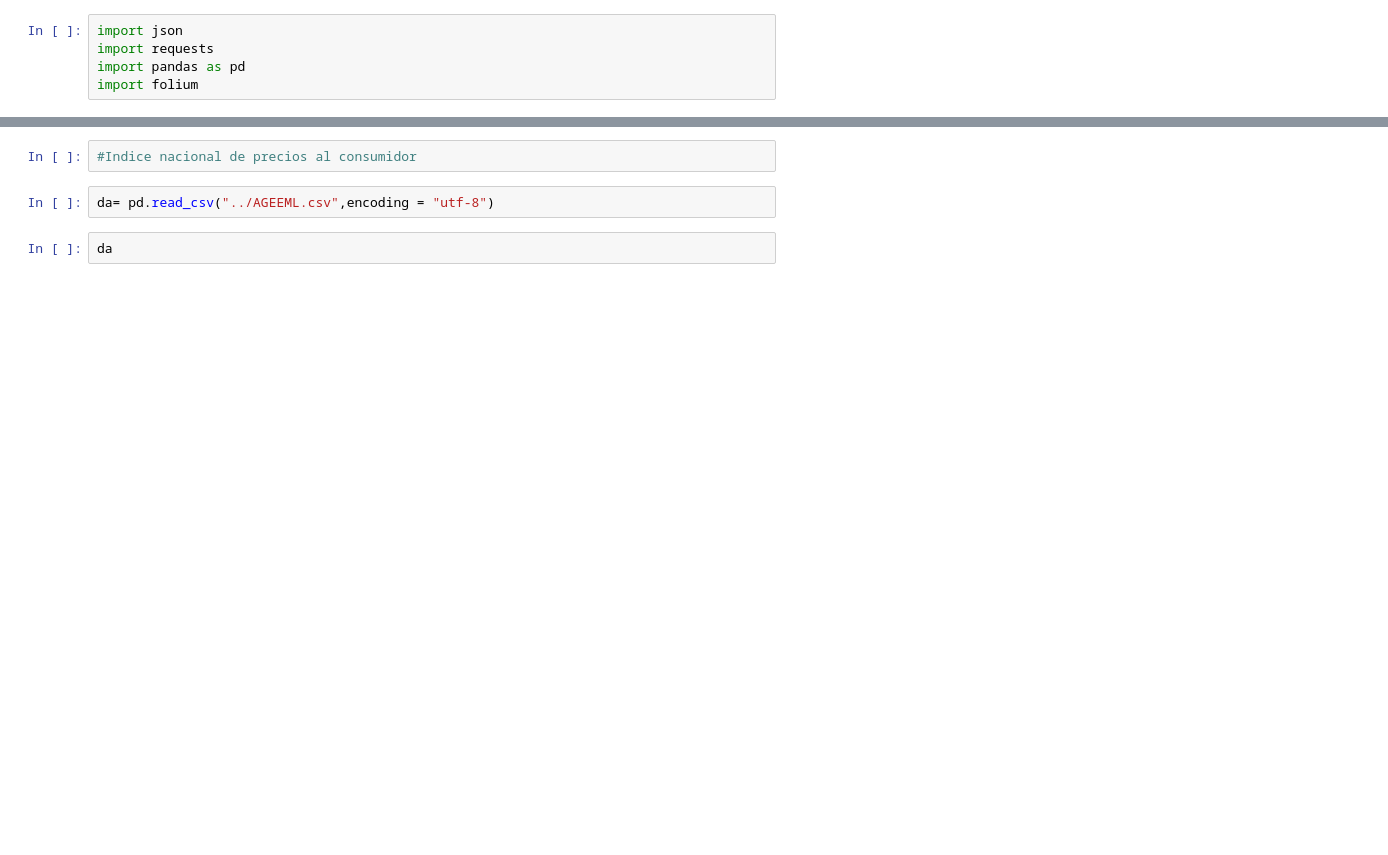
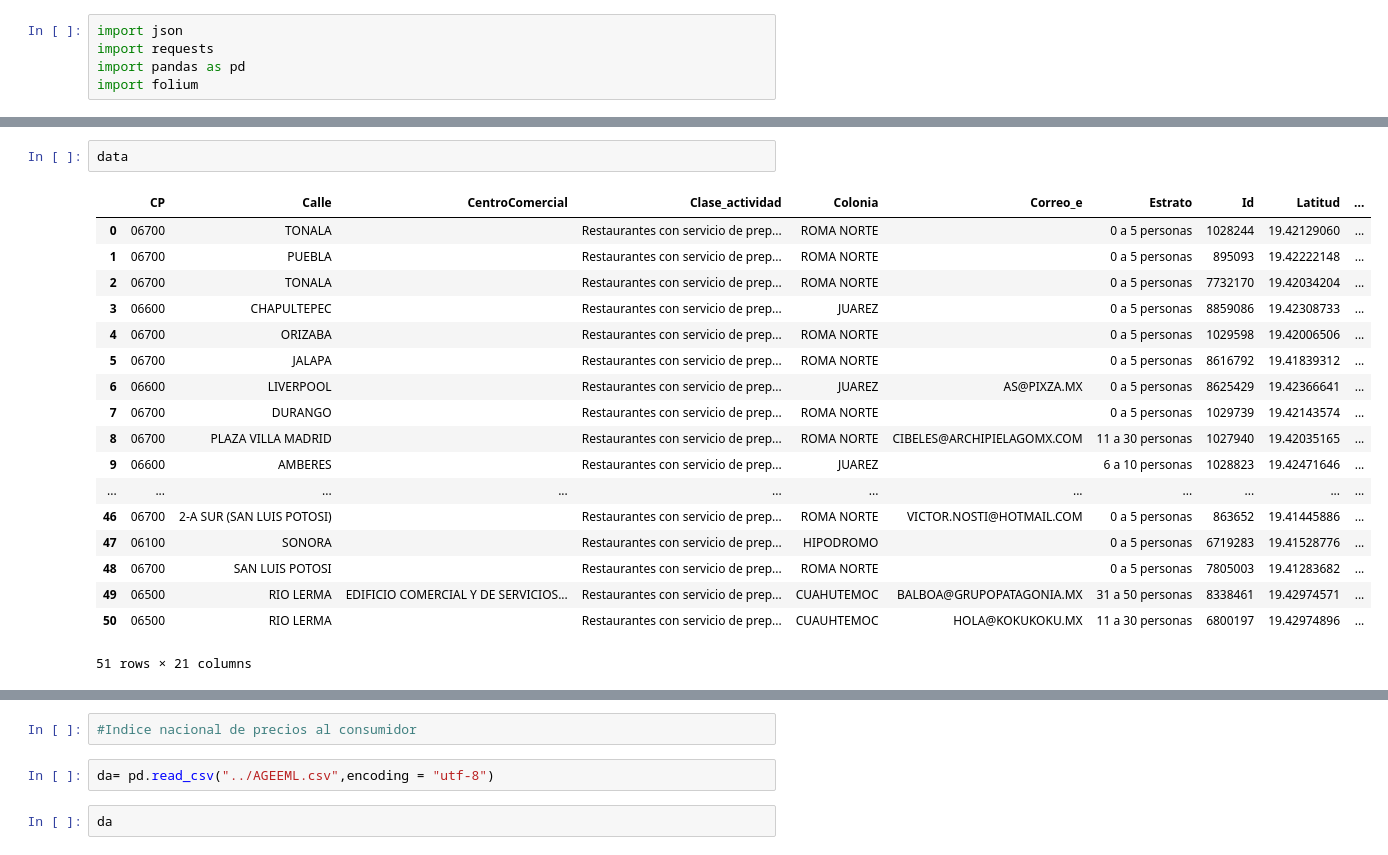
Before and after one commit to rogerzadi/Instant_Business_Analysis, a Jupyter notebook: Modelo supervivencia.ipynb, the cells around one changed output, grey strips where cells are left out. Saved outputs shown, nothing was run; the diff lists cells and outputs as text; blank space fills up the shorter version.

```diff
--- a/Modelo supervivencia.ipynb
+++ b/Modelo supervivencia.ipynb
@@ -29,2 +25,23 @@ len(data)
+# %%
+data
+# %% [output]
+|  | CP | Calle | CentroComercial | Clase_actividad | Colonia | Correo_e | Estrato | Id | Latitud | ... |
+| 0 | 06700 | TONALA |  | Restaurantes con servicio de prep... | ROMA NORTE |  | 0 a 5 personas | 1028244 | 19.42129060 | ... |
+| 1 | 06700 | PUEBLA |  | Restaurantes con servicio de prep... | ROMA NORTE |  | 0 a 5 personas | 895093 | 19.42222148 | ... |
+| 2 | 06700 | TONALA |  | Restaurantes con servicio de prep... | ROMA NORTE |  | 0 a 5 personas | 7732170 | 19.42034204 | ... |
+| 3 | 06600 | CHAPULTEPEC |  | Restaurantes con servicio de prep... | JUAREZ |  | 0 a 5 personas | 8859086 | 19.42308733 | ... |
+| 4 | 06700 | ORIZABA |  | Restaurantes con servicio de prep... | ROMA NORTE |  | 0 a 5 personas | 1029598 | 19.42006506 | ... |
+| 5 | 06700 | JALAPA |  | Restaurantes con servicio de prep... | ROMA NORTE |  | 0 a 5 personas | 8616792 | 19.41839312 | ... |
+| 6 | 06600 | LIVERPOOL |  | Restaurantes con servicio de prep... | JUAREZ | AS@PIXZA.MX | 0 a 5 personas | 8625429 | 19.42366641 | ... |
+| 7 | 06700 | DURANGO |  | Restaurantes con servicio de prep... | ROMA NORTE |  | 0 a 5 personas | 1029739 | 19.42143574 | ... |
+| 8 | 06700 | PLAZA VILLA MADRID |  | Restaurantes con servicio de prep... | ROMA NORTE | CIBELES@ARCHIPIELAGOMX.COM | 11 a 30 personas | 1027940 | 19.42035165 | ... |
+| 9 | 06600 | AMBERES |  | Restaurantes con servicio de prep... | JUAREZ |  | 6 a 10 personas | 1028823 | 19.42471646 | ... |
+| ... | ... | ... | ... | ... | ... | ... | ... | ... | ... | ... |
+| 46 | 06700 | 2-A SUR (SAN LUIS POTOSI) |  | Restaurantes con servicio de prep... | ROMA NORTE | VICTOR.NOSTI@HOTMAIL.COM | 0 a 5 personas | 863652 | 19.41445886 | ... |
+| 47 | 06100 | SONORA |  | Restaurantes con servicio de prep... | HIPODROMO |  | 0 a 5 personas | 6719283 | 19.41528776 | ... |
+| 48 | 06700 | SAN LUIS POTOSI |  | Restaurantes con servicio de prep... | ROMA NORTE |  | 0 a 5 personas | 7805003 | 19.41283682 | ... |
+| 49 | 06500 | RIO LERMA | EDIFICIO COMERCIAL Y DE SERVICIOS... | Restaurantes con servicio de prep... | CUAHUTEMOC | BALBOA@GRUPOPATAGONIA.MX | 31 a 50 personas | 8338461 | 19.42974571 | ... |
+| 50 | 06500 | RIO LERMA |  | Restaurantes con servicio de prep... | CUAUHTEMOC | HOLA@KOKUKOKU.MX | 11 a 30 personas | 6800197 | 19.42974896 | ... |
+51 rows × 21 columns
 # %%
 datafe = pd.read_csv('../denue_inegi_09.csv',encoding = "ISO-8859-1")
```
Also changed, not shown: parts of 15 cells of this notebook.
